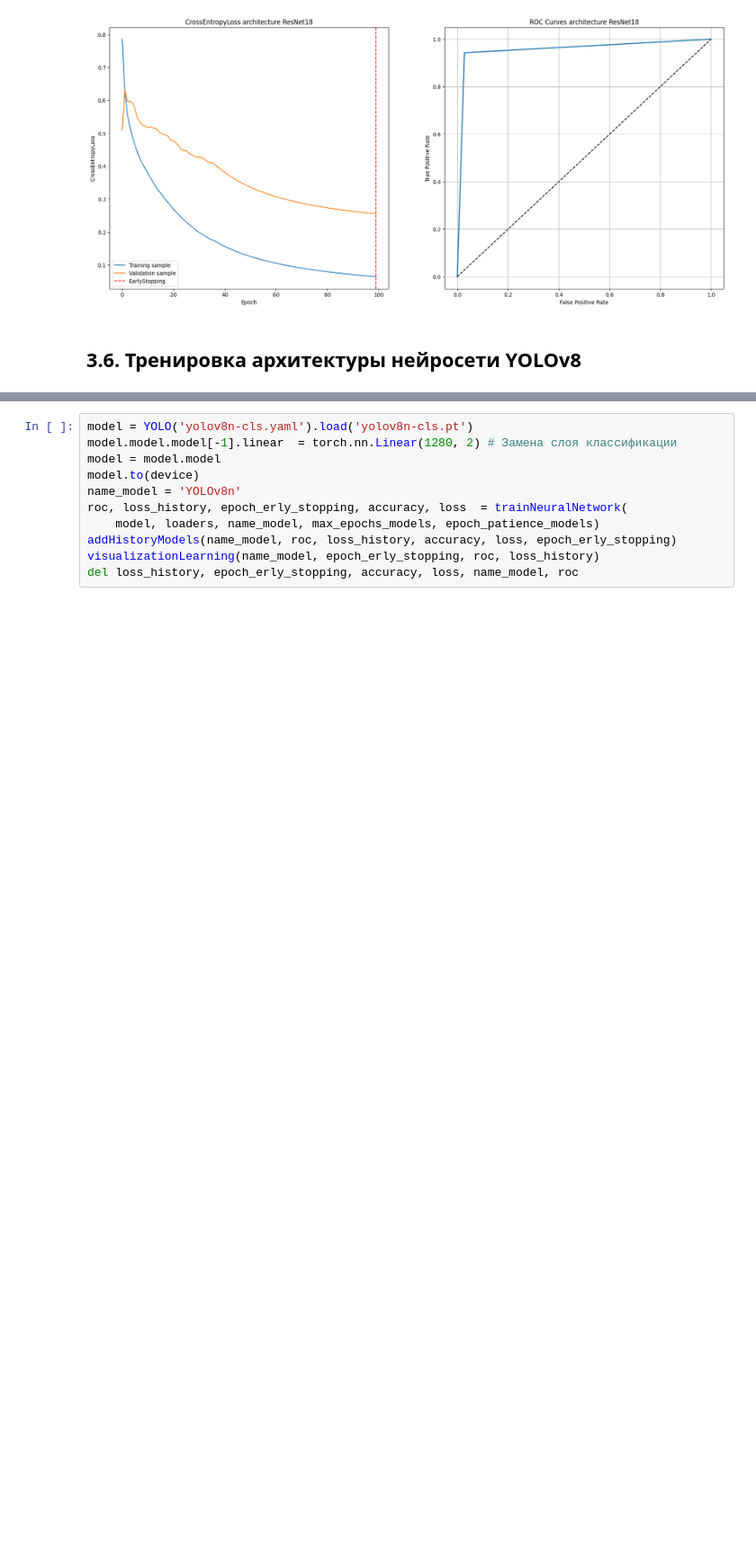
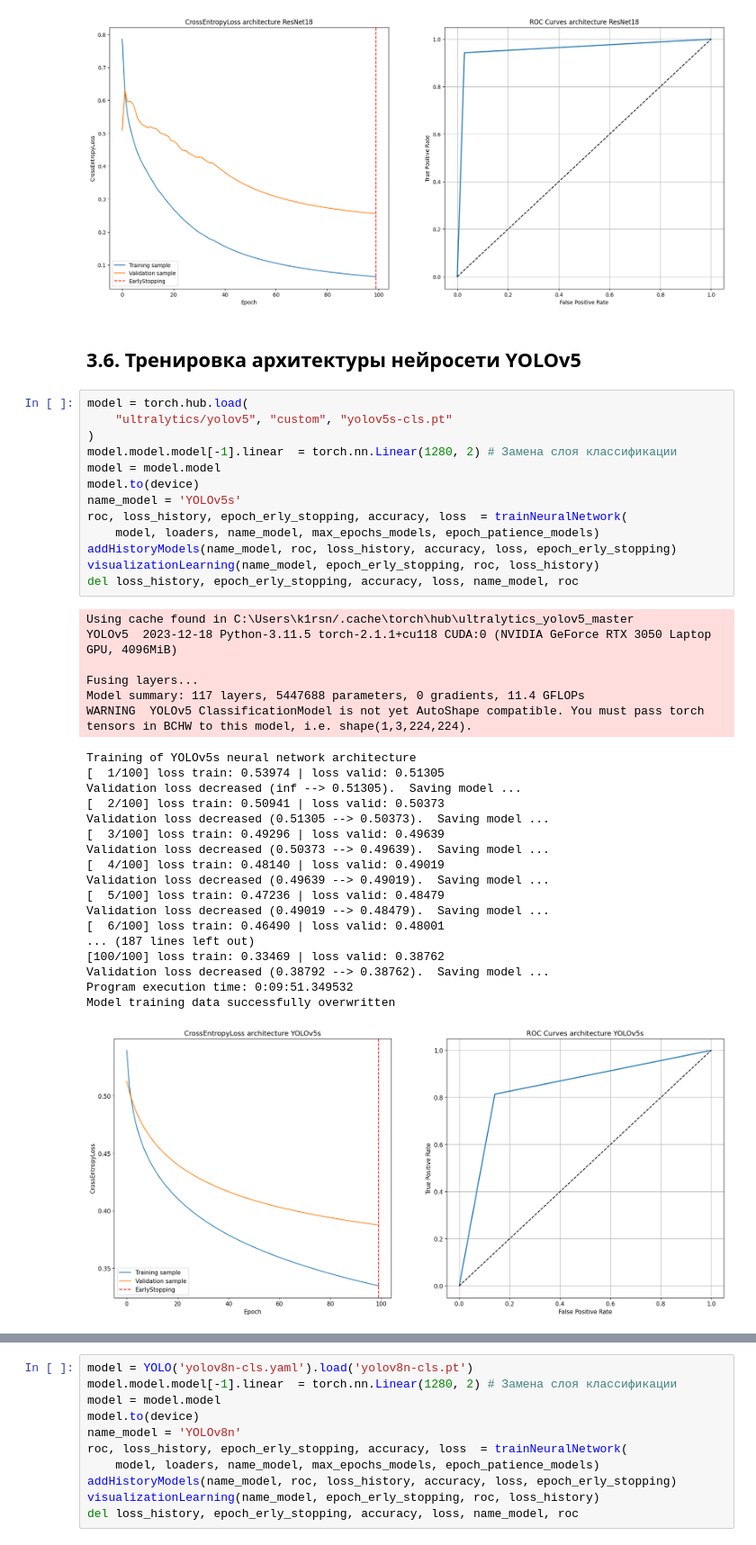
Before and after one commit to K1rsN7/Smart_Barrier, a Jupyter notebook: train neural network.ipynb, the cells around one changed output, grey strips where cells are left out. Shown at 90% size. Cells and saved outputs as stored; diff of their text form; blank space fills up the shorter version.

Commit message:
Add a version study of the best architecture

```diff
--- a/train neural network.ipynb
+++ b/train neural network.ipynb
@@ -513,4 +513,42 @@ Program execution time: 0:37:06.640549
 Model training data successfully recorded
 [figure]
 # %% [markdown]
-## 3.6. Тренировка архитектуры нейросети YOLOv8
+## 3.6. Тренировка архитектуры нейросети YOLOv5
+# %%
+model = torch.hub.load(
+    "ultralytics/yolov5", "custom", "yolov5s-cls.pt"
+)
+model.model.model[-1].linear  = torch.nn.Linear(1280, 2) # Замена слоя классификации
+model = model.model
+model.to(device)
+name_model = 'YOLOv5s'
+roc, loss_history, epoch_erly_stopping, accuracy, loss  = trainNeuralNetwork(
+    model, loaders, name_model, max_epochs_models, epoch_patience_models)
+addHistoryModels(name_model, roc, loss_history, accuracy, loss, epoch_erly_stopping)
+visualizationLearning(name_model, epoch_erly_stopping, roc, loss_history)
+del loss_history, epoch_erly_stopping, accuracy, loss, name_model, roc
+# %% [output]
+Using cache found in C:\Users\k1rsn/.cache\torch\hub\ultralytics_yolov5_master
+YOLOv5  2023-12-18 Python-3.11.5 torch-2.1.1+cu118 CUDA:0 (NVIDIA GeForce RTX 3050 Laptop GPU, 4096MiB)
+
+Fusing layers...
+Model summary: 117 layers, 5447688 parameters, 0 gradients, 11.4 GFLOPs
+WARNING  YOLOv5 ClassificationModel is not yet AutoShape compatible. You must pass torch tensors in BCHW to this model, i.e. shape(1,3,224,224).
+Training of YOLOv5s neural network architecture
+[  1/100] loss train: 0.53974 | loss valid: 0.51305
+Validation loss decreased (inf --> 0.51305).  Saving model ...
+[  2/100] loss train: 0.50941 | loss valid: 0.50373
+Validation loss decreased (0.51305 --> 0.50373).  Saving model ...
+[  3/100] loss train: 0.49296 | loss valid: 0.49639
+Validation loss decreased (0.50373 --> 0.49639).  Saving model ...
+[  4/100] loss train: 0.48140 | loss valid: 0.49019
+Validation loss decreased (0.49639 --> 0.49019).  Saving model ...
+[  5/100] loss train: 0.47236 | loss valid: 0.48479
+Validation loss decreased (0.49019 --> 0.48479).  Saving model ...
+[  6/100] loss train: 0.46490 | loss valid: 0.48001
+... (187 lines left out)
+[100/100] loss train: 0.33469 | loss valid: 0.38762
+Validation loss decreased (0.38792 --> 0.38762).  Saving model ...
+Program execution time: 0:09:51.349532
+Model training data successfully overwritten
+[figure, added]
```
Also changed, not shown: parts of 23 cells of this notebook.
